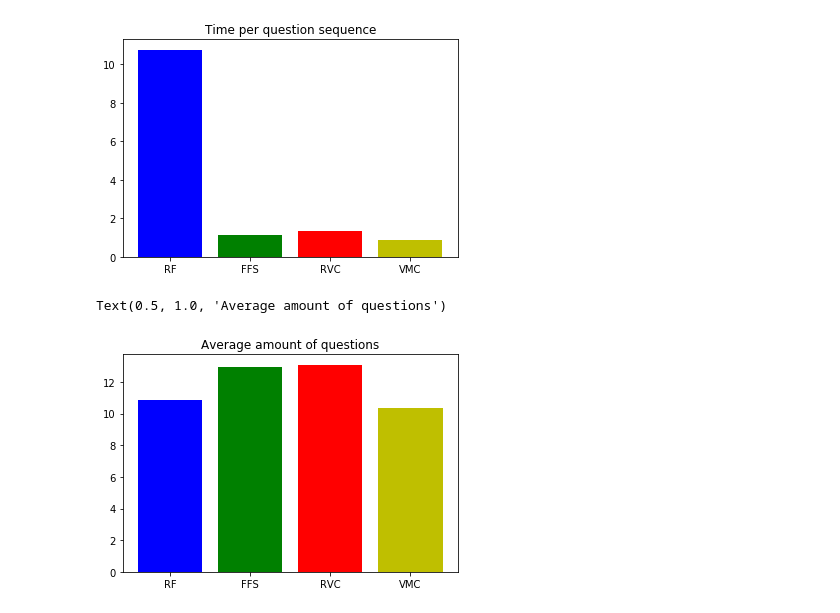
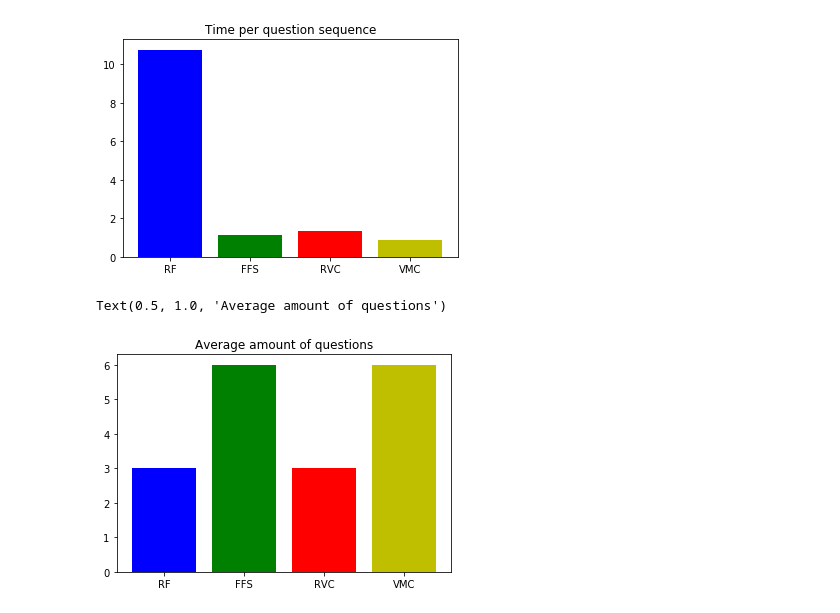
Before and after one commit to FelixKleinpeter/isir_internship, a Jupyter notebook: notebooks/selection_metrics.ipynb, the cells around one changed output. Drawn from its saved outputs; the diff is of its cells as text; code cells hidden in the pictures.

```diff
--- a/notebooks/selection_metrics.ipynb
+++ b/notebooks/selection_metrics.ipynb
@@ -71,6 +71,6 @@ full_data.head()
 metric_list = [random_forest, forward_feature_selection, random_variable_choice, variable_mean_choice]
 metric_names = ["RF", "FFS", "RVC", "VMC"]
 
-loopsize = 200
+loopsize = 100
 # %%
 results, times, question_counts = metrics_simulations(data, metric_list, metric_names, loopsize)
@@ -117,8 +108,8 @@ plt.title('Time per question sequence')
 Text(0.5, 1.0, 'Time per question sequence')
 [figure]
 # %%
-plt.bar(question_counts.keys(), question_counts.values(), color = ['b','g','r','y'])
+plt.bar(question_counts.keys(), [np.min(v) for v in question_counts.values()], color = ['b','g','r','y'])
 plt.title('Average amount of questions')
 # %% [output]
 Text(0.5, 1.0, 'Average amount of questions')
-[figure, old version]
+[figure, new version]
```
Also changed, not shown: parts of 10 cells of this notebook, 7 other files.
